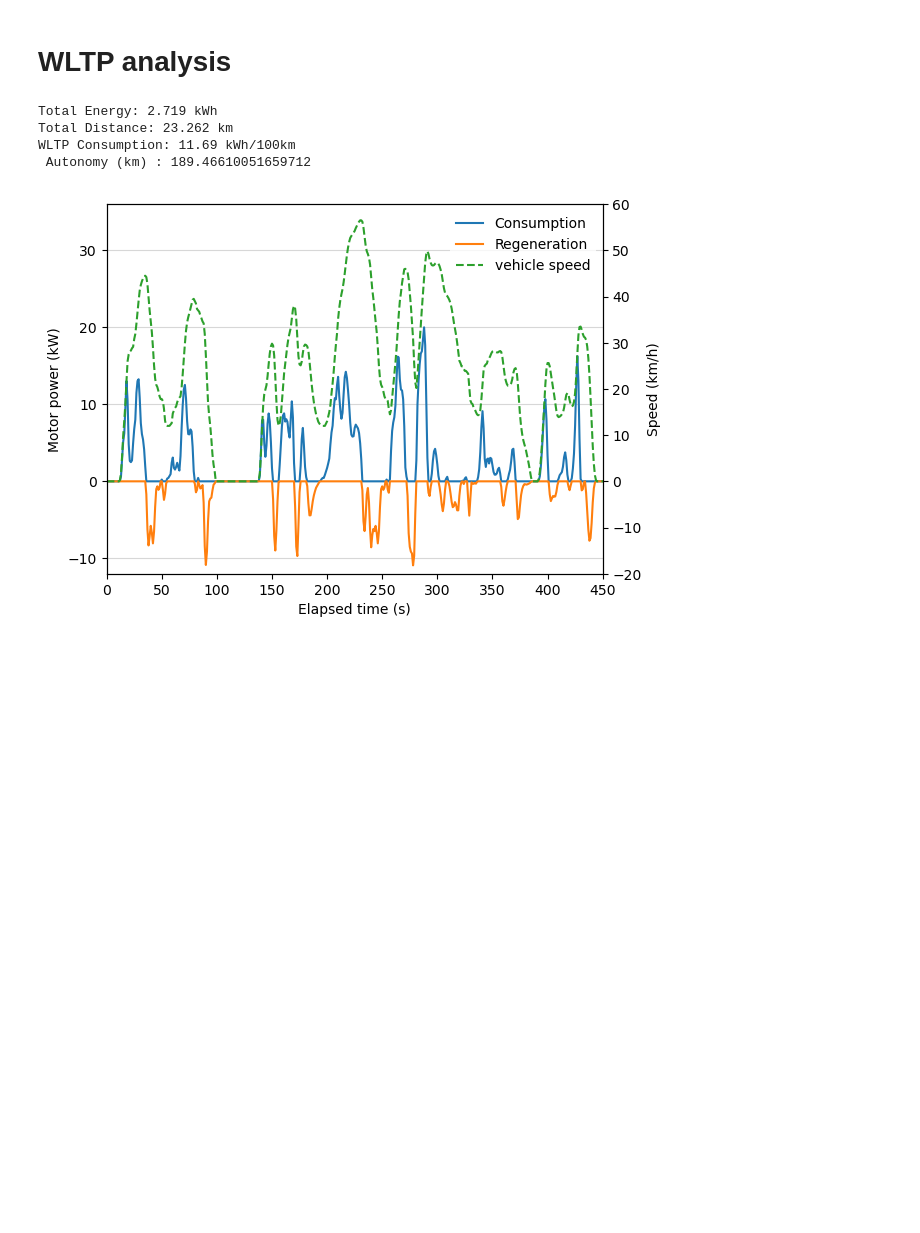
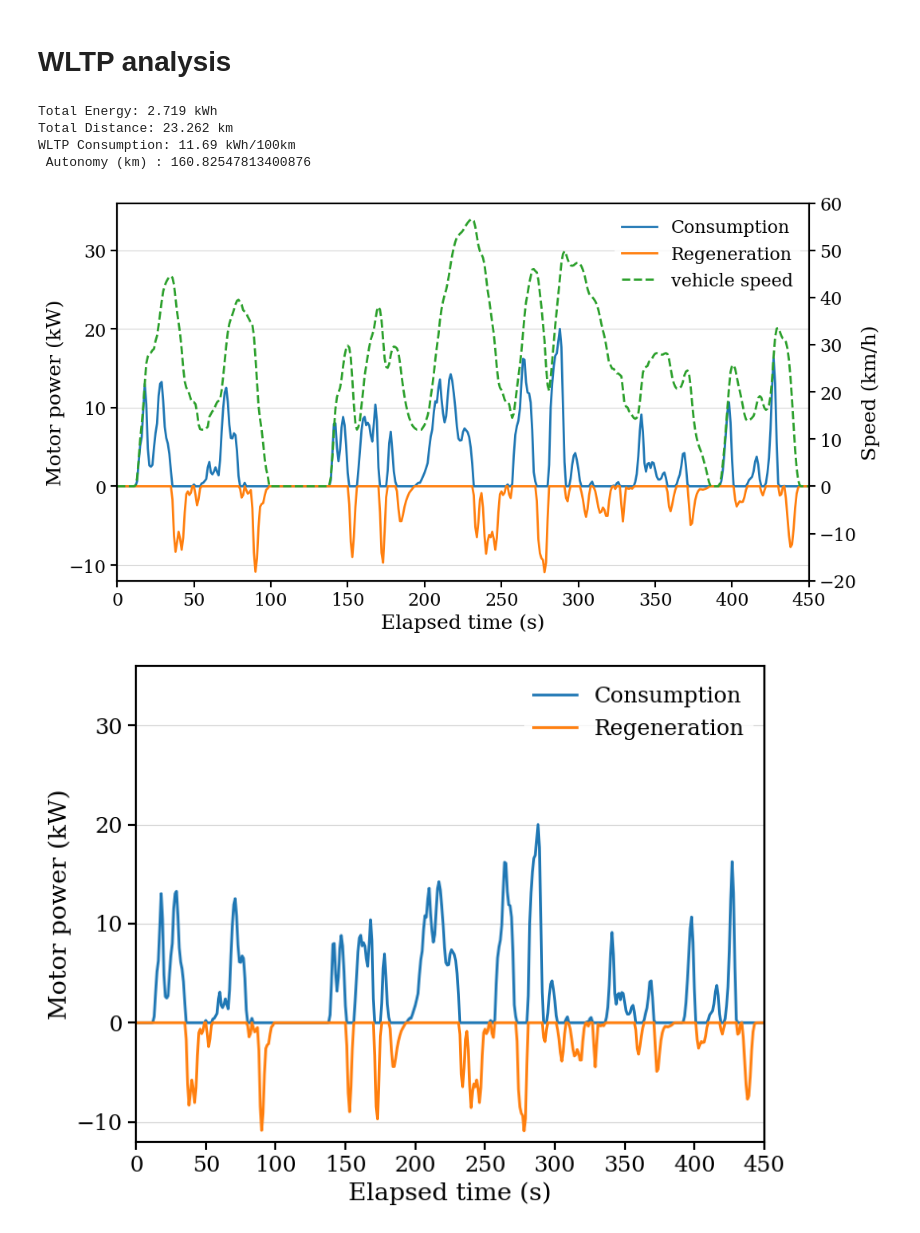
Before and after one commit to tomBeauve/MECA0527_Homeworks, a Jupyter notebook: homework1/consumption.ipynb, the cells around one changed output. Drawn from its saved outputs; the diff is of its cells as text; code cells hidden in the pictures; blank space fills up the shorter version.

```diff
--- a/homework1/consumption.ipynb
+++ b/homework1/consumption.ipynb
@@ -38,6 +38,7 @@ report_params = {
     'figure.autolayout': True,
     'figure.figsize': (8, 6),     # Smaller for print/report
 }
+plt.rcParams.update(report_params)
 # %% [markdown]
 # Car data
 # %%
@@ -273,7 +386,7 @@ def F_acc(m_curb, m_driver, gamma, dv_dt):
 # ====================================
 
 
-v = np.array([30, 50, 90, 120]) / 3.6  # velocities to test, kmh to m/s
+v = np.array([30, 50, 100, 120]) / 3.6  # velocities to test, kmh to m/s
 
 
 # Energy consumption per km = F * 1km (J/km) /(1000*3600) (=>kwh/km)
@@ -310,8 +423,11 @@ for i in range(len(slope_angle)):
 
 ax.set_xlabel(r"Velocity (km/h)")
 plt.ylabel(r"Consumption (kWh/100km)")
+ax.set_xlim(0, 150)
 ax.legend(loc="best", frameon=True, facecolor="white", edgecolor="none")
 plt.grid(alpha=0.5)
+plt.tight_layout()
+plt.savefig("figures/consumption/constantSpeedConsumption.pdf", dpi=300)
 plt.show()
 # %% [output]
 Energy consumption at 30.0 km/h : 4.709 (kWh/100km)
@@ -408,6 +528,9 @@ plt.legend()
 # %% [markdown]
 # WLTP analysis
 # %%
+alpha_regen = 1.0
+
+
 df = pd.read_excel("WLTP.xlsx", skiprows=0, decimal=",")
 
 phase = df['Phase'].to_numpy()[1:]  # string says which phase we are in
@@ -442,7 +565,7 @@ def Power_regen(v, dv_dt):
     if P_mot >= 0:
         return 0.0
     else:
-        P_bat = np.abs(P_mot) * eta
+        P_bat = np.abs(P_mot) * eta * alpha_regen
         return min(50000, P_bat)
 
 
@@ -466,12 +589,18 @@ def Power_consumption(v, dv_dt):
 p_cons_array = np.zeros(len(total_time))  # array for debug
 p_regen_array = np.zeros(len(total_time))  # array for debug
 total_distance = np.sum(speed * delta_t)
+T_WLTP = np.zeros(len(total_time))
+omega_WLTP = np.zeros(len(total_time))
 
 for i in range(len(speed)):
     p_cons_array[i] = Power_consumption(float(speed[i]), float(dv_dt[i]))
     p_regen_array[i] = -Power_regen(float(speed[i]), float(dv_dt[i]))
     E_tot += Power_consumption(speed[i], dv_dt[i]) * delta_t
     E_tot -= Power_regen(speed[i], dv_dt[i]) * delta_t
+    omega_WLTP[i] = speed[i] * i_tot/R_e
+
+    F_mot = (F_acc(m_curb, m_driver, gamma, dv_dt[i]) + F_res(speed[i], 0))
+    T_WLTP[i] = F_mot * R_e/i_tot
 
 
 E_tot_kWh = E_tot / 3_600_000.0
@@ -483,38 +612,83 @@ print(f"Total Distance: {total_distance_km:.3f} km")
 print(f"WLTP Consumption: {WLTP_consumption:.2f} kWh/100km")
 print(f" Autonomy (km) : {battery_capacity / WLTP_consumption * 100}")
 
+# ======================================
+# Plot the P vs time of the WLTP Cycle
+# ======================================
 
-fig, ax = plt.subplots()
+fig, ax = plt.subplots(1, 1, figsize=(11, 6))
 
 # Primary axis (left) - Power
 line1 = ax.plot(total_time, p_cons_array / 1000,
                 label="Consumption", color="tab:blue")
 line2 = ax.plot(total_time, p_regen_array / 1000,
                 label="Regeneration", color="tab:orange")
 ax.set_xlabel(r"Elapsed time (s)")
 ax.set_ylabel(r"Motor power (kW)")
 
 # Secondary axis (right) - Speed
 ax_speed = ax.twinx()
 line3 = ax_speed.plot(total_time, speed*3.6,
                       label="vehicle speed", color="tab:green", linestyle="--")
 ax_speed.set_ylabel(r"Speed (km/h)")  # update unit as needed
 
 # Combine handles and labels into a single unified legend
 lines = line1 + line2 + line3
 labels = [l.get_label() for l in lines]
 ax.legend(lines, labels, loc="best", frameon=True,
           facecolor="white", edgecolor="none")
 
 ax.set_xlim(0, 450)
 ax.set_ylim(-12, 36)
 ax_speed.set_ylim(-20, 60)
 ax.grid(True, axis='y',  alpha=0.5)
+plt.tight_layout()
+plt.savefig("figures/consumption/WLTP1PowerSpeed.pdf", dpi=300)
 
 plt.show()
+
+
+fig, ax = plt.subplots()
+
+# Primary axis (left) - Power
+line1 = ax.plot(total_time, p_cons_array / 1000,
+                label="Consumption", color="tab:blue")
+line2 = ax.plot(total_time, p_regen_array / 1000,
+                label="Regeneration", color="tab:orange")
+ax.set_xlabel(r"Elapsed time (s)")
+ax.set_ylabel(r"Motor power (kW)")
+
+# Secondary axis (right) - Speed
+
+# Combine handles and labels into a single unified legend
+lines = line1 + line2
+labels = [l.get_label() for l in lines]
+ax.legend(lines, labels, loc="best", frameon=True,
+          facecolor="white", edgecolor="none")
+
+ax.set_xlim(0, 450)
+ax.set_ylim(-12, 36)
+ax.grid(True, axis='y',  alpha=0.5)
+plt.savefig("figures/consumption/WLTP1Power.pdf", dpi=300)
+
+plt.show()
+
+
+# ======================================
+# Plot the locations of points (T,omega) along the WLTP cycle
+# ======================================
+
+fig, ax = plt.subplots(1, 1, figsize=(10, 6))
+plot_efficiency_map_combined(fig, ax)
+ax.scatter(omega_WLTP * 60/(2*np.pi), T_WLTP, color="red")
+plt.xlim(0)
+plt.tight_layout()
+plt.savefig("figures/consumption/WLTPLocusMotorMap.pdf", dpi=300)
+plt.show()
 # %% [output]
 Total Energy: 2.719 kWh
 Total Distance: 23.262 km
 WLTP Consumption: 11.69 kWh/100km
- Autonomy (km) : 189.46610051659712
+ Autonomy (km) : 160.82547813400876
-[figure, old version]
+[figure, new version]
+[figure, added]
```
Also changed, not shown: parts of 6 cells of this notebook, 7 other files.
